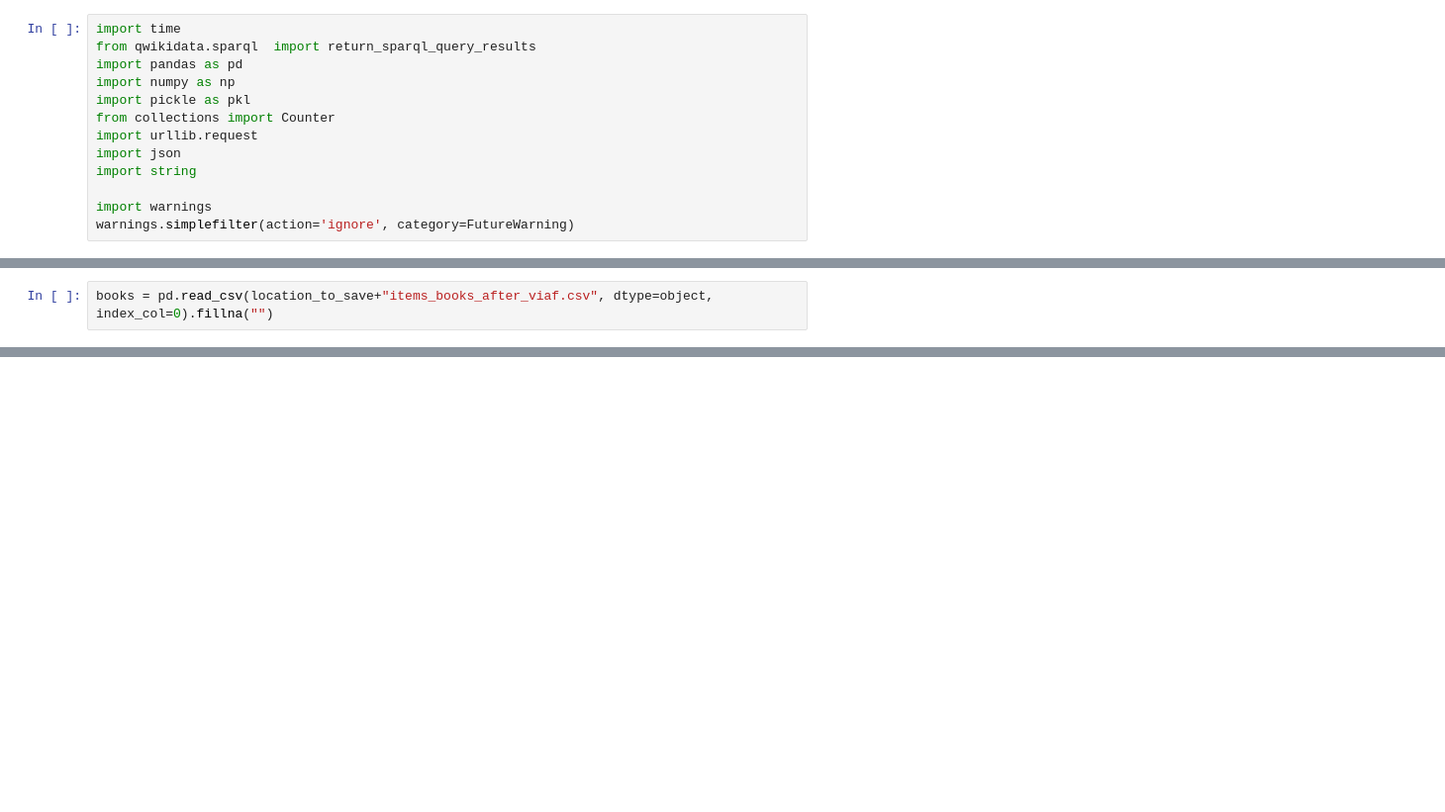
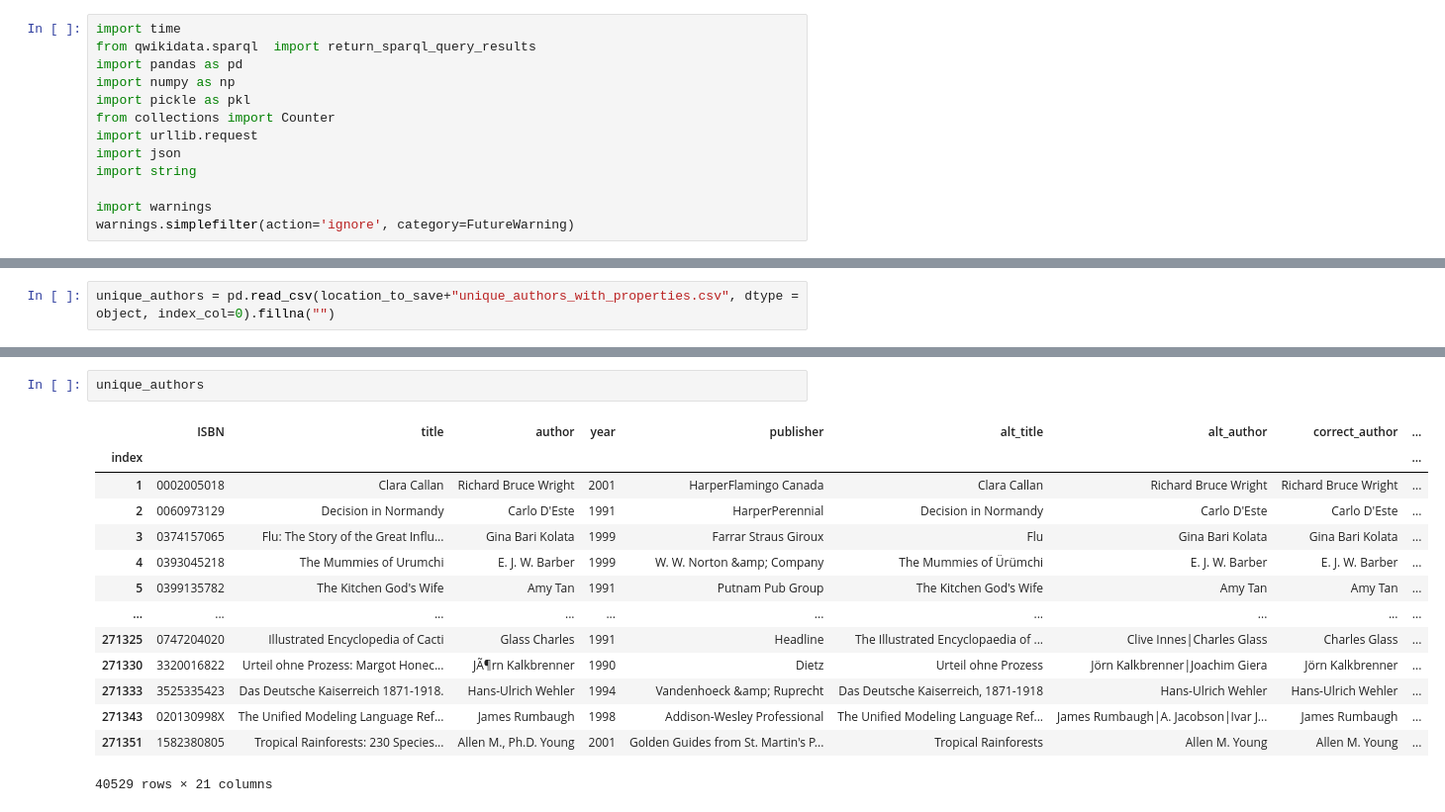
Before and after one commit to SavvinaDaniil/EnrichBookCrossing, a Jupyter notebook: test.ipynb, the cells around one changed output, grey strips where cells are left out. Shown: that part at 99% size. Drawn from its saved outputs; the diff is of its cells as text; blank space fills up the shorter version.

Commit message:
Just before properties

```diff
--- a/test.ipynb
+++ b/test.ipynb
@@ -39,2 +18,2 @@ location_to_save
 # %%
-books = pd.read_csv(location_to_save+"items_books_after_viaf.csv", dtype=object, index_col=0).fillna("")
+unique_authors = pd.read_csv(location_to_save+"unique_authors_with_properties.csv", dtype = object, index_col=0).fillna("")
@@ -100,0 +20,17 @@ books[books.viaf_id==""]
+# %%
+unique_authors
+# %% [output]
+|  | ISBN | title | author | year | publisher | alt_title | alt_author | correct_author | ... |
+| index |  |  |  |  |  |  |  |  | ... |
+| 1 | 0002005018 | Clara Callan | Richard Bruce Wright | 2001 | HarperFlamingo Canada | Clara Callan | Richard Bruce Wright | Richard Bruce Wright | ... |
+| 2 | 0060973129 | Decision in Normandy | Carlo D'Este | 1991 | HarperPerennial | Decision in Normandy | Carlo D'Este | Carlo D'Este | ... |
+| 3 | 0374157065 | Flu: The Story of the Great Influ... | Gina Bari Kolata | 1999 | Farrar Straus Giroux | Flu | Gina Bari Kolata | Gina Bari Kolata | ... |
+| 4 | 0393045218 | The Mummies of Urumchi | E. J. W. Barber | 1999 | W. W. Norton &amp; Company | The Mummies of Ürümchi | E. J. W. Barber | E. J. W. Barber | ... |
+| 5 | 0399135782 | The Kitchen God's Wife | Amy Tan | 1991 | Putnam Pub Group | The Kitchen God's Wife | Amy Tan | Amy Tan | ... |
+| ... | ... | ... | ... | ... | ... | ... | ... | ... | ... |
+| 271325 | 0747204020 | Illustrated Encyclopedia of Cacti | Glass Charles | 1991 | Headline | The Illustrated Encyclopaedia of ... | Clive Innes|Charles Glass | Charles Glass | ... |
+| 271330 | 3320016822 | Urteil ohne Prozess: Margot Honec... | JÃ¶rn Kalkbrenner | 1990 | Dietz | Urteil ohne Prozess | Jörn Kalkbrenner|Joachim Giera | Jörn Kalkbrenner | ... |
+| 271333 | 3525335423 | Das Deutsche Kaiserreich 1871-1918. | Hans-Ulrich Wehler | 1994 | Vandenhoeck &amp; Ruprecht | Das Deutsche Kaiserreich, 1871-1918 | Hans-Ulrich Wehler | Hans-Ulrich Wehler | ... |
+| 271343 | 020130998X | The Unified Modeling Language Ref... | James Rumbaugh | 1998 | Addison-Wesley Professional | The Unified Modeling Language Ref... | James Rumbaugh|A. Jacobson|Ivar J... | James Rumbaugh | ... |
+| 271351 | 1582380805 | Tropical Rainforests: 230 Species... | Allen M., Ph.D. Young | 2001 | Golden Guides from St. Martin's P... | Tropical Rainforests | Allen M. Young | Allen M. Young | ... |
+40529 rows × 21 columns
```
Also changed, not shown: parts of 9 cells of this notebook, 4 other files.
